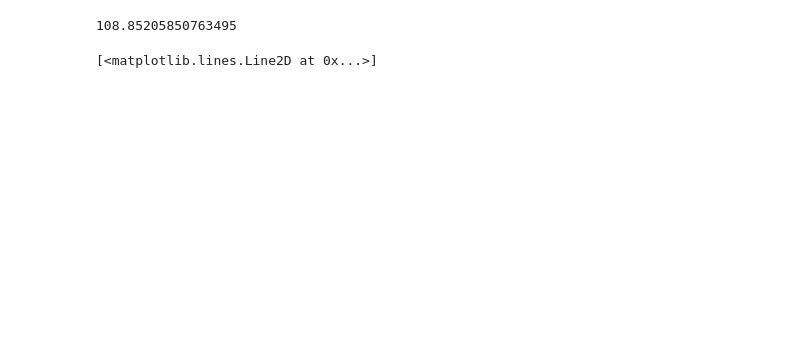
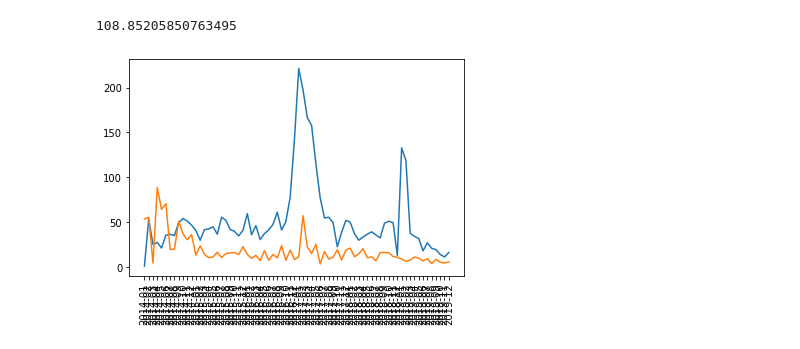
Before and after one commit to berrondo/ds-redm, a Jupyter notebook: df2.ipynb, the cells around one changed output. Saved outputs shown, nothing was run; the diff lists cells and outputs as text; code cells hidden in the pictures; blank space fills up the shorter version.

```diff
--- a/df2.ipynb
+++ b/df2.ipynb
@@ -36,18 +86,19 @@ s
 # %%
 no_periodo = df2.ano_mes.between('2014-01', '2019-12')
 intervalo = ['ano_mes']
 
 com_onus = (df2.para.str.contains('com ônus'))
 sem_onus = (df2.para.str.contains('sem ônus'))
 
 mco = df2[no_periodo & com_onus].groupby(intervalo).acum_dias.mean()
 mso = df2[no_periodo & sem_onus].groupby(intervalo).acum_dias.mean()
 
 plt.plot(mco)
 plt.plot(mso)
+plt.xticks(rotation=90)
 plt.show()
 # %% [output]
-[<matplotlib.lines.Line2D at 0x...>]
+[figure, added]
 # %%
 no_periodo = df2.ano_mes.between('2014-01', '2019-12')
 intervalo = ['ano_mes']
```
Also changed, not shown: parts of 10 cells of this notebook.
